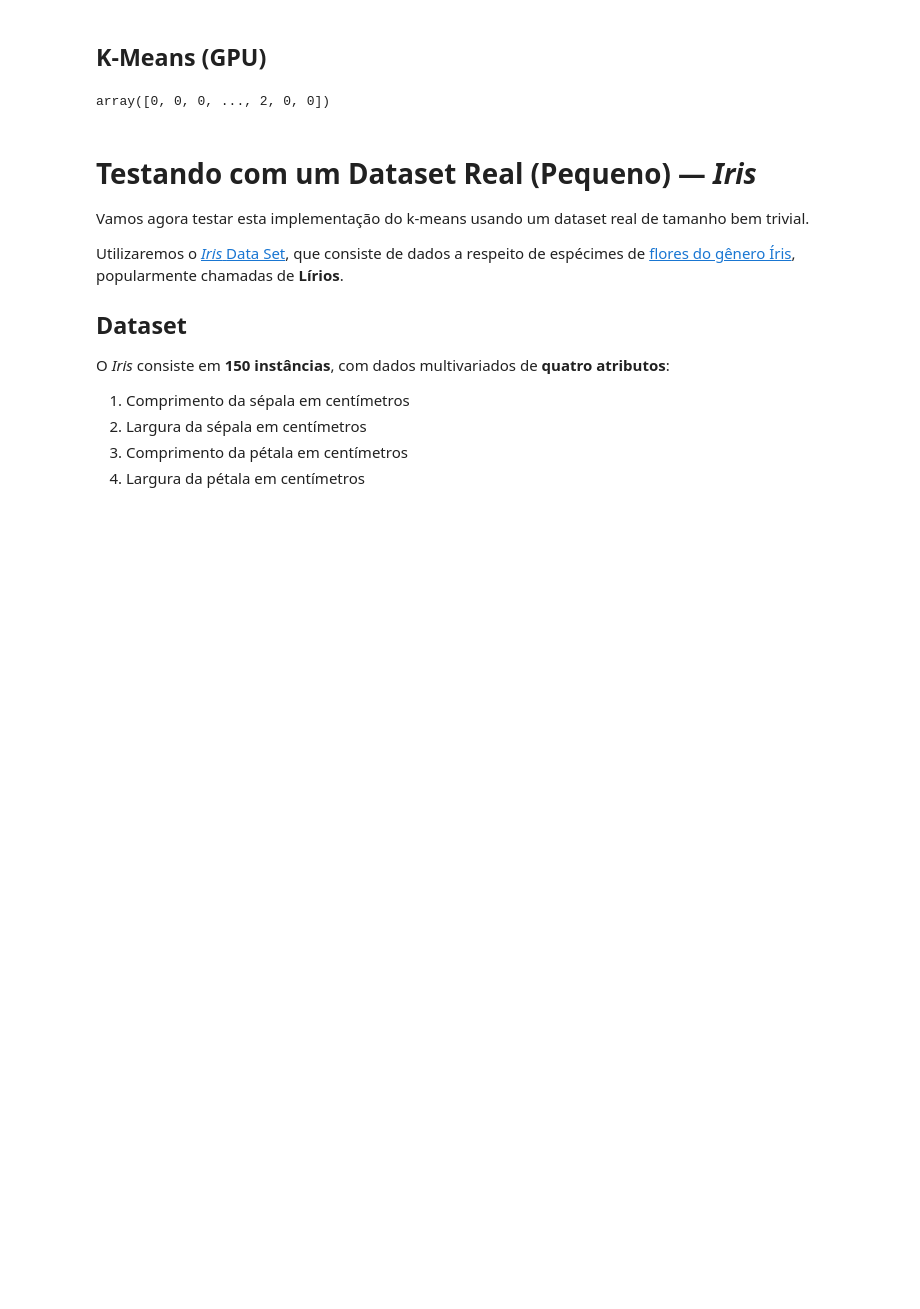
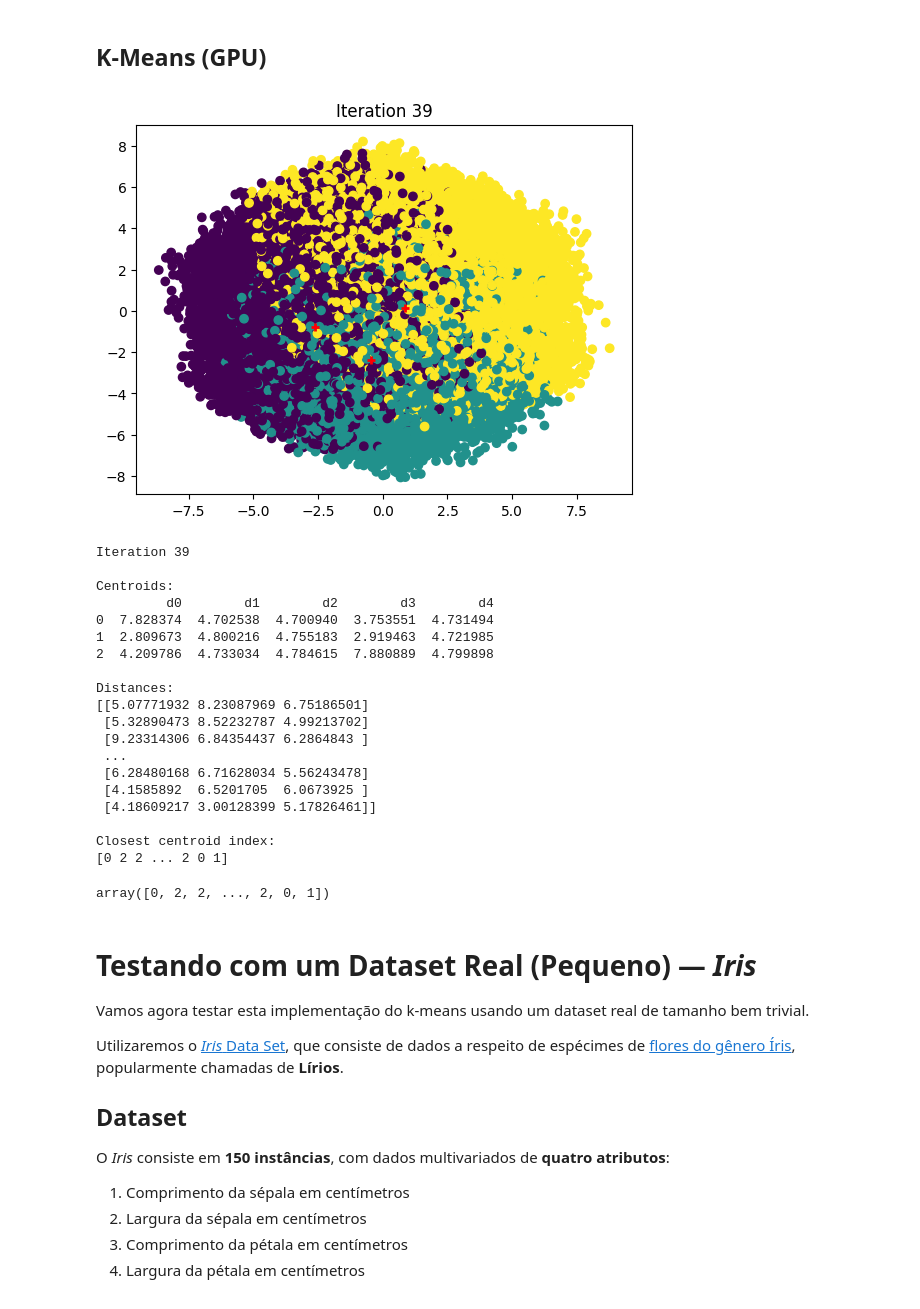
Before and after one commit to vinivosh/ufu-tcc2, a Jupyter notebook: code/examples-and-tests/kMeansGPU.ipynb, the cells around one changed output. Drawn from its saved outputs; the diff is of its cells as text; code cells hidden in the pictures; blank space fills up the shorter version.

```diff
--- a/code/examples-and-tests/kMeansGPU.ipynb
+++ b/code/examples-and-tests/kMeansGPU.ipynb
@@ -175,11 +175,31 @@ def kMeansGPU(dataset:pd.DataFrame, k=3, maxIter=100, plotResults=False, debug=F
     return closestCent
 # %%
 # # ! Descomente para rodar de fato
-result = kMeansGPU(dataset, K, MAX_ITERATIONS)
+result = kMeansGPU(dataset, K, MAX_ITERATIONS, PLOT_RESULTS, DEBUG)
 
 result
 # %% [output]
+[figure, added]
-array([0, 0, 0, ..., 2, 0, 0])
+Iteration 39
+
+Centroids:
+         d0        d1        d2        d3        d4
+0  7.828374  4.702538  4.700940  3.753551  4.731494
+1  2.809673  4.800216  4.755183  2.919463  4.721985
+2  4.209786  4.733034  4.784615  7.880889  4.799898
+
+Distances:
+[[5.07771932 8.23087969 6.75186501]
+ [5.32890473 8.52232787 4.99213702]
+ [9.23314306 6.84354437 6.2864843 ]
+ ...
+ [6.28480168 6.71628034 5.56243478]
+ [4.1585892  6.5201705  6.0673925 ]
+ [4.18609217 3.00128399 5.17826461]]
+
+Closest centroid index:
+[0 2 2 ... 2 0 1]
+array([0, 2, 2, ..., 2, 0, 1])
 # %% [markdown]
 # Testando com um Dataset Real (Pequeno) — *Iris*
 
```
Also changed, not shown: parts of 3 cells of this notebook, 1 other file.
